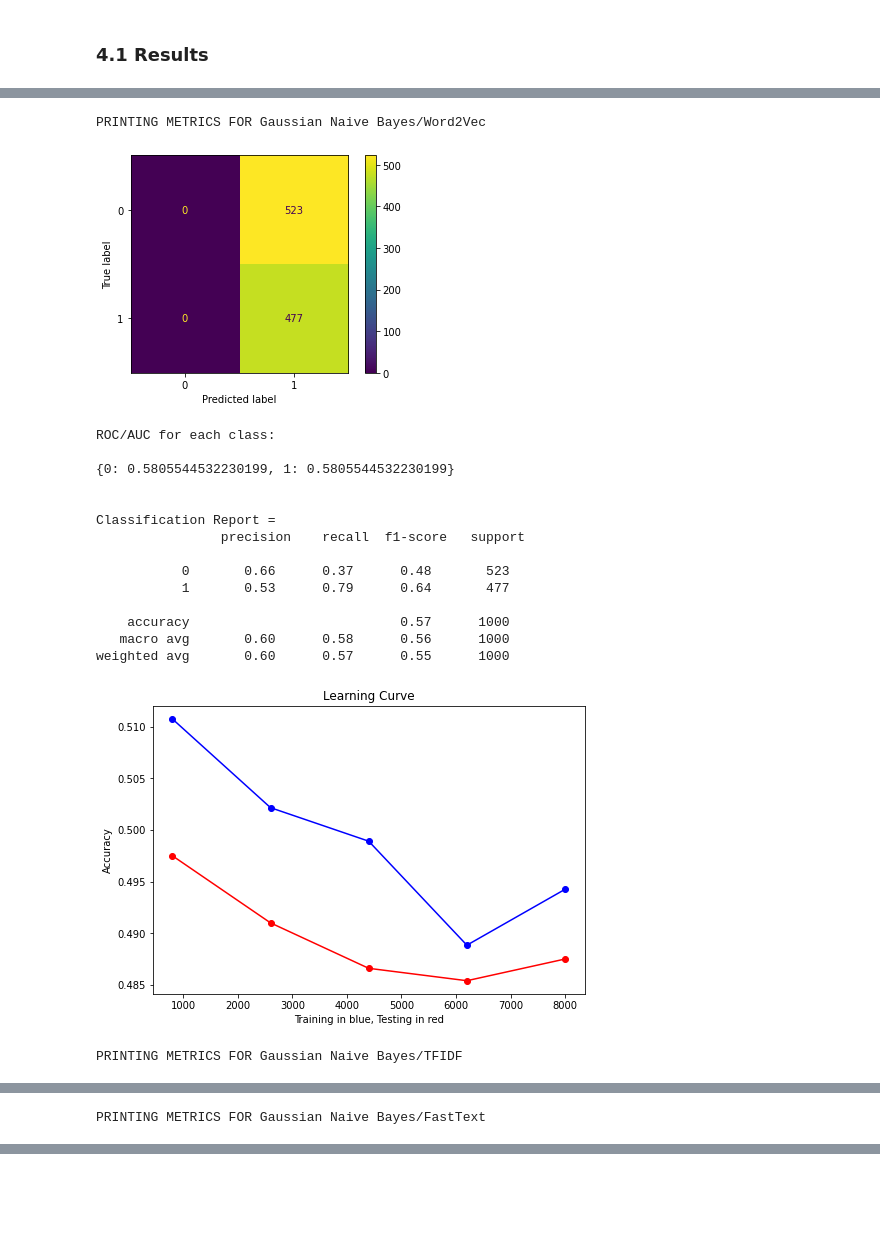
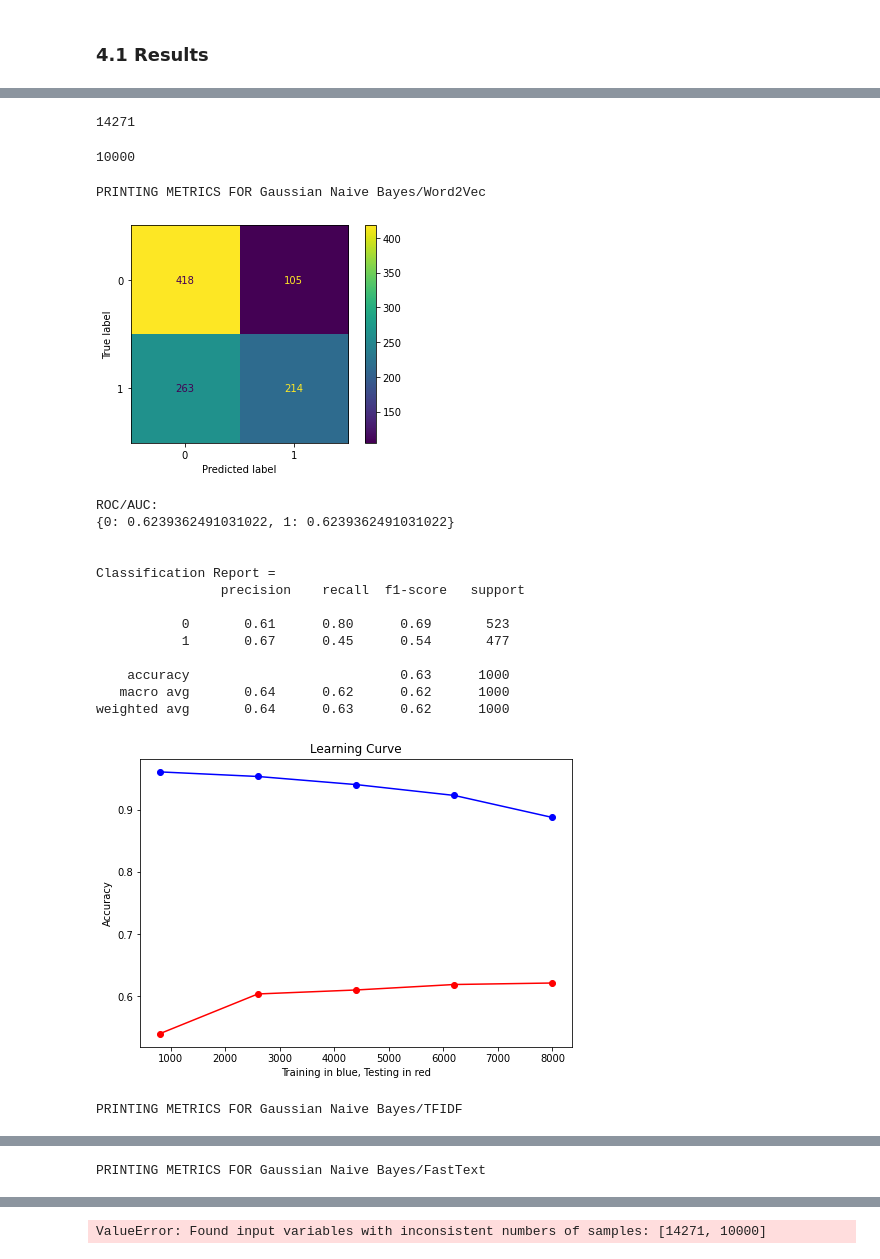
Before and after one commit to Popusa/sentiment-analysis-yelp, a Jupyter notebook: sarcasm_detection/code/sarcasm_detection_ml.ipynb, the cells around one changed output, grey strips where cells are left out. Saved outputs shown, nothing was run; the diff lists cells and outputs as text; code cells hidden in the pictures; blank space fills up the shorter version.

```diff
--- a/sarcasm_detection/code/sarcasm_detection_ml.ipynb
+++ b/sarcasm_detection/code/sarcasm_detection_ml.ipynb
@@ -106,6 +89,7 @@ RANDOM_STATE = CONST_RANDOM_STATE
 np.random.seed(CONST_RANDOM_STATE)
 
 USE_SUBSET = 10000
+USE_PICKLES = False
 PRINT_METRICS = True
 # %% [markdown]
 ### 1.1 Data Sourcing and Munging
@@ -427,7 +436,8 @@ Found Pickle File for nb.
 # %%
 if os.path.exists(PICKLES_DIR + '/' + "all_lr.pickle"):
-    print("Found Pickle File for lr.")
-    all_lr = pickle.load(open(PICKLES_DIR + '/' + 'all_lr.pickle','rb'))
+    if USE_PICKLES:
+        print("Found Pickle File for lr.")
+        all_lr = pickle.load(open(PICKLES_DIR + '/' + 'all_lr.pickle','rb'))
 else:
     pickle_out = open(PICKLES_DIR + '/' + 'all_lr' + '.pickle','wb')
     lr_dict = {'lr_clf_w2v':lr_clf_w2v,'lr_clf_w2v_preds':validation_predictions_lr_w2v,'lr_clf_tfidf':lr_clf_tfidf,\
@@ -437,4 +447,5 @@ else:
     all_lr = lr_dict
     print("Created Pickle File for lr.")
 
-all_models.append(all_lr)
+if USE_PICKLES:
+    all_models.append(all_lr)
@@ -443,7 +452,8 @@ Found Pickle File for lr.
 # %%
 if os.path.exists(PICKLES_DIR + '/' + "all_rf.pickle"):
-    print("Found Pickle File for rf.")
-    all_rf = pickle.load(open(PICKLES_DIR + '/' + 'all_rf.pickle','rb'))
+    if USE_PICKLES:
+        print("Found Pickle File for rf.")
+        all_rf = pickle.load(open(PICKLES_DIR + '/' + 'all_rf.pickle','rb'))
 else:
     pickle_out = open(PICKLES_DIR + '/' + 'all_rf' + '.pickle','wb')
     rf_dict = {'rf_clf_w2v':rf_clf_w2v,'rf_clf_w2v_preds':validation_predictions_rf_w2v,'rf_clf_tfidf':rf_clf_tfidf,\
@@ -453,4 +463,5 @@ else:
     all_rf = rf_dict
     print("Created Pickle File for rf.")
 
-all_models.append(all_rf)
+if USE_PICKLES:
+    all_models.append(all_rf)
@@ -459,7 +468,8 @@ Found Pickle File for rf.
 # %%
 if os.path.exists(PICKLES_DIR + "/" + "all_xgb.pickle"):
-    print("Found Pickle File for xgb.")
-    all_xgb = pickle.load(open(PICKLES_DIR + '/' + 'all_xgb.pickle','rb'))
+    if USE_PICKLES:
+        print("Found Pickle File for xgb.")
+        all_xgb = pickle.load(open(PICKLES_DIR + '/' + 'all_xgb.pickle','rb'))
 else:
     pickle_out = open(PICKLES_DIR + '/' + 'all_xgb' + '.pickle','wb')
     xgb_dict = {'xgb_clf_w2v':xgb_clf_w2v,'xgb_clf_w2v_preds':validation_predictions_xgb_w2v,'xgb_clf_tfidf':xgb_clf_tfidf,\
@@ -469,4 +479,5 @@ else:
     all_xgb = xgb_dict
     print("Created Pickle File for xgb.")
 
-all_models.append(all_xgb)
+if USE_PICKLES:
+    all_models.append(all_xgb)
@@ -479,25 +490,44 @@ Created Pickle File for xgb.
+# %%
+len(embedding_matrix_ft)
+# %% [output]
+14271
+# %%
+len(y)
+# %% [output]
+10000
 # %%
-show_metrics('Gaussian Naive Bayes/Word2Vec',all_models[0]['nb_clf_w2v'],validation_set_w2v,validation_labels_w2v,all_models[0]['nb_clf_w2v_preds'],X_W2V,y,5)
-show_metrics('Gaussian Naive Bayes/TFIDF',all_models[0]['nb_clf_tfidf'],validation_set_tfidf,validation_labels_tfidf,all_models[0]['nb_clf_tfidf_preds'],\
-             np.concatenate([train_set_tfidf,validation_set_tfidf,test_set_tfidf]),y,5)
-show_metrics('Gaussian Naive Bayes/FastText',all_models[0]['nb_clf_ft'],validation_set_ft,validation_labels_ft,all_models[0]['nb_clf_ft_preds'],X_FT,y,5)
+if PRINT_METRICS:
+    if USE_PICKLES:
+        show_metrics('Gaussian Naive Bayes/Word2Vec',all_models[0]['nb_clf_w2v'],validation_set_w2v,validation_labels_w2v,all_models[0]['nb_clf_w2v_preds'],\
+                    np.concatenate([train_set_w2v,validation_set_w2v,test_set_w2v]),y,5)
+        show_metrics('Gaussian Naive Bayes/TFIDF',all_models[0]['nb_clf_tfidf'],validation_set_tfidf,validation_labels_tfidf,all_models[0]['nb_clf_tfidf_preds'],\
+                    np.concatenate([train_set_tfidf,validation_set_tfidf,test_set_tfidf]),y,5)
+        show_metrics('Gaussian Naive Bayes/FastText',all_models[0]['nb_clf_ft'],validation_set_ft,validation_labels_ft,all_models[0]['nb_clf_ft_preds'],\
+                    np.concatenate([train_set_ft,validation_set_ft,test_set_ft]),y,5)
+
+    else:
+        show_metrics('Gaussian Naive Bayes/Word2Vec',nb_clf_w2v,validation_set_w2v,validation_labels_w2v,validation_predictions_nb_w2v,\
+                    np.concatenate([train_set_w2v,validation_set_w2v,test_set_w2v]),y,5)
+        show_metrics('Gaussian Naive Bayes/TFIDF',nb_clf_tfidf,validation_set_tfidf,validation_labels_tfidf,validation_predictions_nb_tfidf,\
+                    np.concatenate([train_set_tfidf,validation_set_tfidf,test_set_tfidf]),y,5)
+        show_metrics('Gaussian Naive Bayes/FastText',nb_clf_ft,validation_set_ft,validation_labels_ft,validation_predictions_nb_ft,\
+                    np.concatenate([train_set_ft,validation_set_ft,test_set_ft]),y,5)
 # %% [output]
 PRINTING METRICS FOR Gaussian Naive Bayes/Word2Vec
-[figure, old version]
+[figure, new version]
-ROC/AUC for each class:
-
-{0: 0.5805544532230199, 1: 0.5805544532230199}
+ROC/AUC:
+{0: 0.6239362491031022, 1: 0.6239362491031022}
 
 
 Classification Report =
                 precision    recall  f1-score   support
 
-           0       0.66      0.37      0.48       523
-           1       0.53      0.79      0.64       477
+           0       0.61      0.80      0.69       523
+           1       0.67      0.45      0.54       477
 
-    accuracy                           0.57      1000
-   macro avg       0.60      0.58      0.56      1000
-weighted avg       0.60      0.57      0.55      1000
+    accuracy                           0.63      1000
+   macro avg       0.64      0.62      0.62      1000
+weighted avg       0.64      0.63      0.62      1000
-[figure, old version]
+[figure, new version]
 PRINTING METRICS FOR Gaussian Naive Bayes/TFIDF
 [figure]
@@ -536,2 +563,3 @@ weighted avg       0.63      0.55      0.48      1000
+ValueError: Found input variables with inconsistent numbers of samples: [14271, 10000]
 # %%
 if PRINT_METRICS:
```
Also changed, not shown: parts of 43 cells of this notebook, 10 other files.
